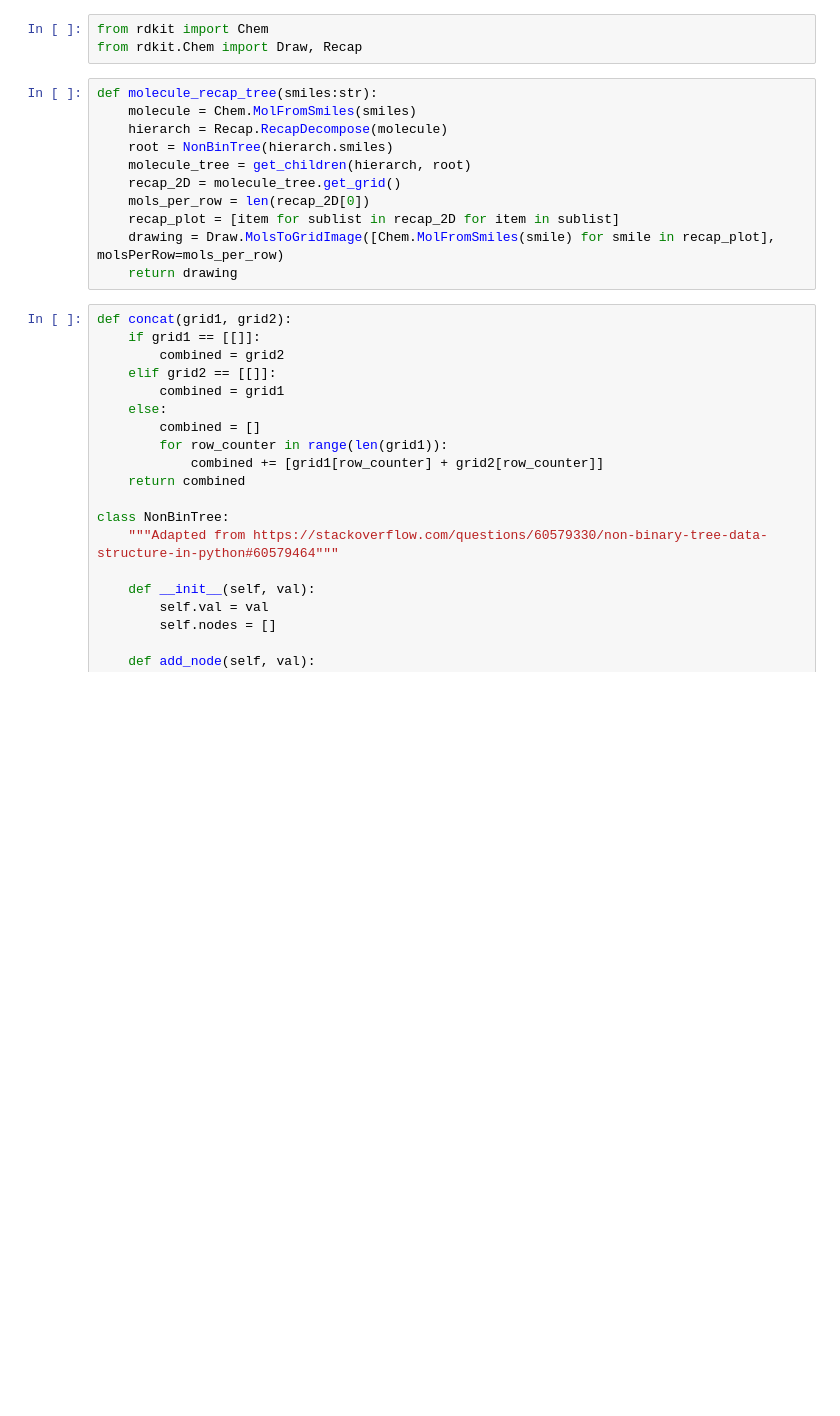
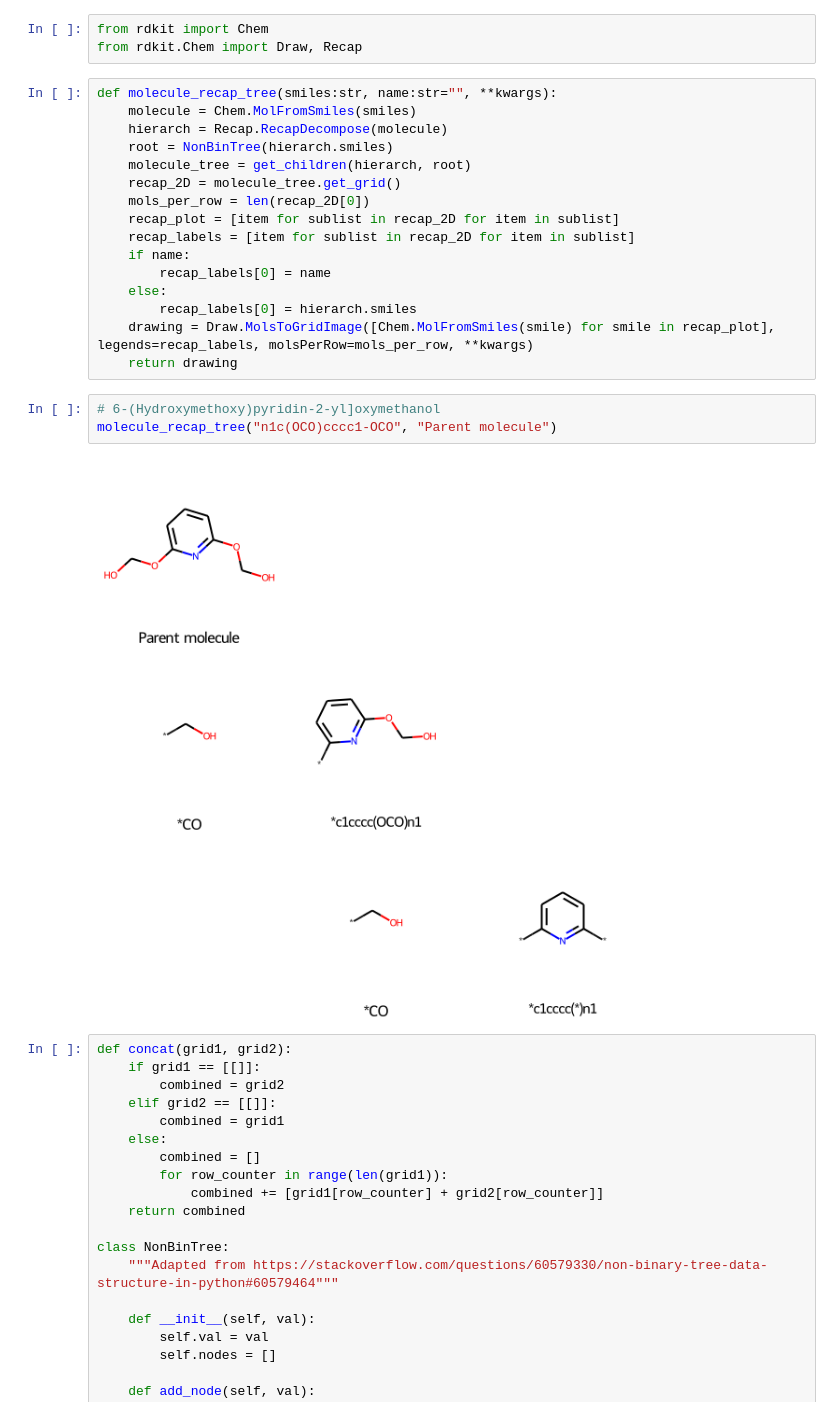
Before and after one commit to bertiewooster/RDKit-playing, a Jupyter notebook: recap_clean.ipynb, the cells around one changed output. Drawn from its saved outputs; the diff is of its cells as text; blank space fills up the shorter version.

```diff
--- a/recap_clean.ipynb
+++ b/recap_clean.ipynb
@@ -2,7 +2,7 @@
 from rdkit import Chem
 from rdkit.Chem import Draw, Recap
 # %%
-def molecule_recap_tree(smiles:str):
+def molecule_recap_tree(smiles:str, name:str="", **kwargs):
     molecule = Chem.MolFromSmiles(smiles)
     hierarch = Recap.RecapDecompose(molecule)
     root = NonBinTree(hierarch.smiles)
@@ -10,8 +10,18 @@ def molecule_recap_tree(smiles:str):
     recap_2D = molecule_tree.get_grid()
     mols_per_row = len(recap_2D[0])
     recap_plot = [item for sublist in recap_2D for item in sublist]
-    drawing = Draw.MolsToGridImage([Chem.MolFromSmiles(smile) for smile in recap_plot], molsPerRow=mols_per_row)
+    recap_labels = [item for sublist in recap_2D for item in sublist]
+    if name:
+        recap_labels[0] = name
+    else:
+        recap_labels[0] = hierarch.smiles
+    drawing = Draw.MolsToGridImage([Chem.MolFromSmiles(smile) for smile in recap_plot], legends=recap_labels, molsPerRow=mols_per_row, **kwargs)
     return drawing
+# %%
+# 6-(Hydroxymethoxy)pyridin-2-yl]oxymethanol
+molecule_recap_tree("n1c(OCO)cccc1-OCO", "Parent molecule")
+# %% [output]
+[figure, added]
 # %%
 def concat(grid1, grid2):
     if grid1 == [[]]:
```
Also changed, not shown: parts of 6 cells of this notebook.
